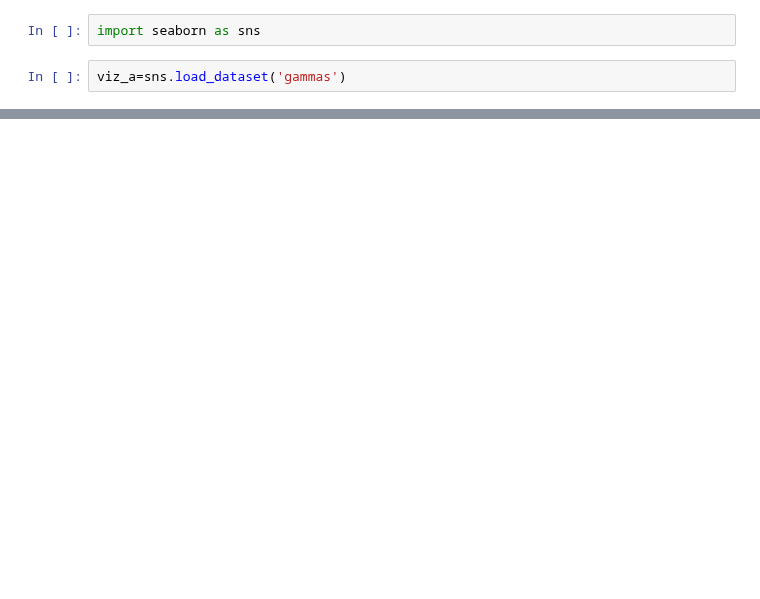
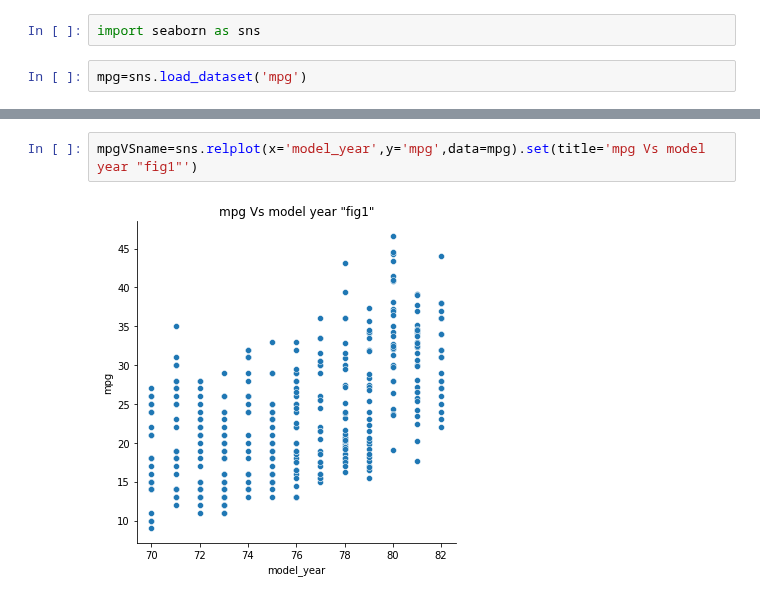
Before and after one commit to Obada-gh/data-visualization, a Jupyter notebook: viz-a.ipynb, the cells around one changed output, grey strips where cells are left out. Saved outputs shown, nothing was run; the diff lists cells and outputs as text; blank space fills up the shorter version.

Commit message:
done lab14 data virsulation

```diff
--- a/viz-a.ipynb
+++ b/viz-a.ipynb
@@ -1,4 +1,4 @@
 # %%
 import seaborn as sns
 # %%
-viz_a=sns.load_dataset('gammas')
+mpg=sns.load_dataset('mpg')
@@ -20,0 +23,4 @@ viz_a
+# %%
+mpgVSname=sns.relplot(x='model_year',y='mpg',data=mpg).set(title='mpg Vs model year "fig1"')
+# %% [output]
+[figure, added]
```
Also changed, not shown: parts of 8 cells of this notebook, 2 other files.
